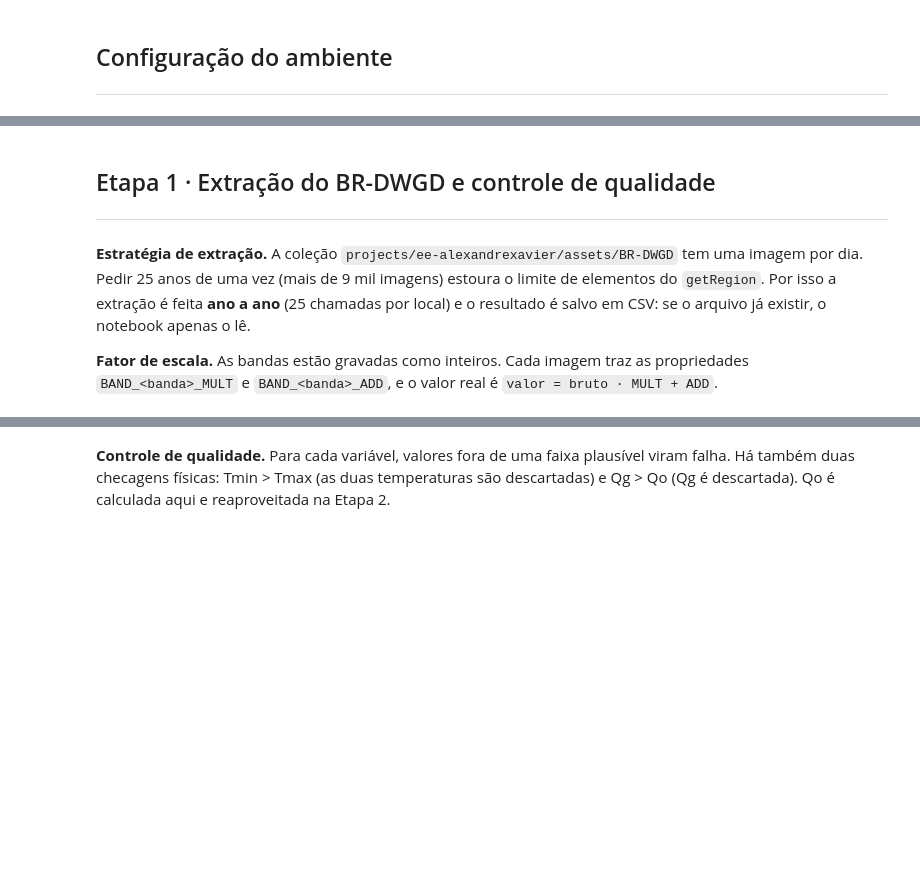
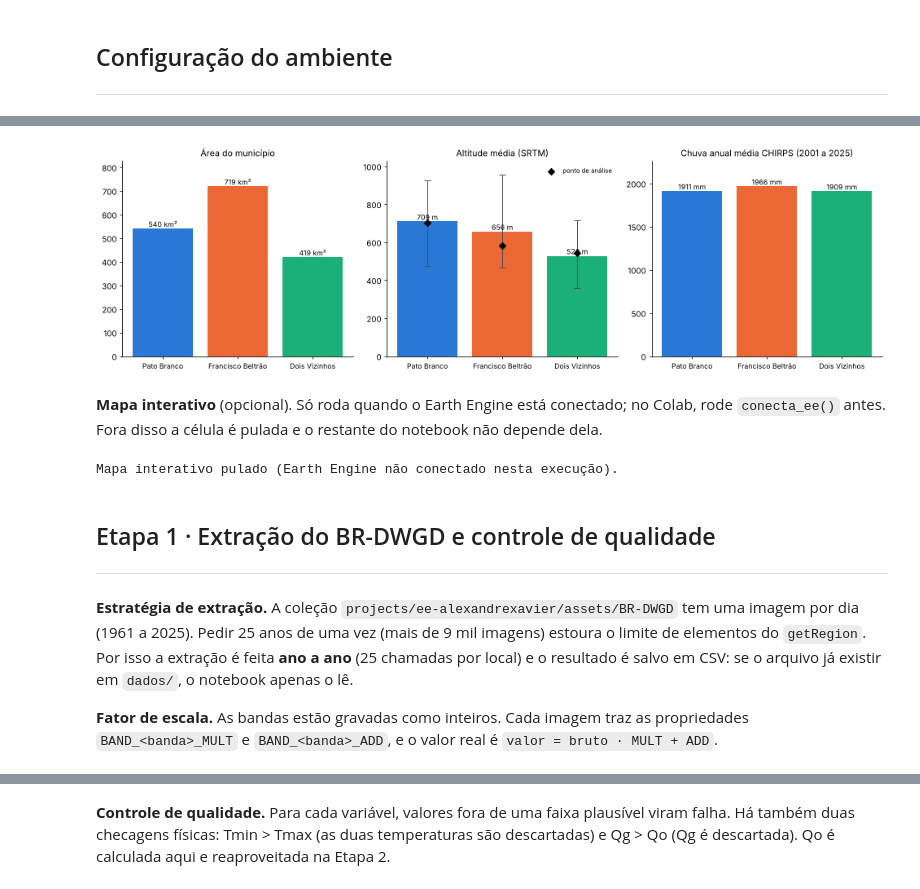
Before and after one commit to tassid/relacoes_fisicas_ambiente, a Jupyter notebook: codigos_python/projeto_01_sudoeste.ipynb, the cells around one changed output, grey strips where cells are left out. Saved outputs shown, nothing was run; the diff lists cells and outputs as text; code cells hidden in the pictures; blank space fills up the shorter version.

```diff
--- a/codigos_python/projeto_01_sudoeste.ipynb
+++ b/codigos_python/projeto_01_sudoeste.ipynb
@@ -80,22 +122,26 @@ Três municípios do Sudoeste do Paraná, no planalto basáltico, na transição
 # %%
 LOCAIS = [
-    {'municipio': 'Pato Branco',       'uf': 'PR', 'estacao_inmet': 'conferir',
-     'lat': -26.23, 'lon': -52.67, 'altitude_m': 760.0},
-    {'municipio': 'Francisco Beltrão', 'uf': 'PR', 'estacao_inmet': 'conferir',
-     'lat': -26.08, 'lon': -53.05, 'altitude_m': 570.0},
-    {'municipio': 'Dois Vizinhos',     'uf': 'PR', 'estacao_inmet': 'conferir',
-     'lat': -25.73, 'lon': -53.06, 'altitude_m': 509.0},
+    {'municipio': 'Pato Branco',       'uf': 'PR', 'estacao': 'IDR-Paraná (Pato Branco)',
+     'lat': -26.117, 'lon': -52.683, 'altitude_m': 702.0},
+    {'municipio': 'Francisco Beltrão', 'uf': 'PR', 'estacao': 'IDR-Paraná (Francisco Beltrão)',
+     'lat': -26.083, 'lon': -53.067, 'altitude_m': 584.0},
+    {'municipio': 'Dois Vizinhos',     'uf': 'PR', 'estacao': 'INMET A843',
+     'lat': -25.699, 'lon': -53.095, 'altitude_m': 545.0},
 ]
 
 ANO_INICIO, ANO_FIM = 2001, 2025
-PERIODO = f'{ANO_INICIO}–{ANO_FIM}'
+N_ANOS = ANO_FIM - ANO_INICIO + 1
+PERIODO = f'{ANO_INICIO} a {ANO_FIM}'
 NOMES = [l['municipio'] for l in LOCAIS]
+LOCAL = {l['municipio']: l for l in LOCAIS}
+SLUG = {'Pato Branco': 'pato_branco', 'Francisco Beltrão': 'francisco_beltrao', 'Dois Vizinhos': 'dois_vizinhos'}
+SIGLA = {'Pato Branco': 'PB', 'Francisco Beltrão': 'FB', 'Dois Vizinhos': 'DV'}
 MESES_ABREV = ['Jan', 'Fev', 'Mar', 'Abr', 'Mai', 'Jun', 'Jul', 'Ago', 'Set', 'Out', 'Nov', 'Dez']
 CORES_LOCAL = {'Pato Branco': '#2a78d6', 'Francisco Beltrão': '#eb6834', 'Dois Vizinhos': '#1baf7a'}
 
 tabela1 = pd.DataFrame([{
-    'Município': l['municipio'], 'UF': l['uf'], 'Estação INMET': l['estacao_inmet'],
-    'Latitude (°)': l['lat'], 'Longitude (°)': l['lon'], 'Altitude (m)': l['altitude_m'],
-    'Período': PERIODO, 'N anos': ANO_FIM - ANO_INICIO + 1,
+    'Município': l['municipio'], 'UF': l['uf'], 'Estação de referência': l['estacao'],
+    'Latitude (°)': l['lat'], 'Longitude (°)': l['lon'], 'Altitude do ponto (m)': l['altitude_m'],
+    'Período': PERIODO, 'N anos': N_ANOS,
 } for l in LOCAIS]).set_index('Município')
 tabela1
@@ -126,18 +197,48 @@ tabela1
+# %%
+fig, eixos = plt.subplots(1, 3, figsize=(14, 4.2))
+paineis = [('Área (km²)', 'Área do município', '{:.0f} km²'),
+           ('Altitude média (m)', 'Altitude média (SRTM)', '{:.0f} m'),
+           ('Chuva anual CHIRPS (mm)', f'Chuva anual média CHIRPS ({PERIODO})', '{:.0f} mm')]
+for ax, (col, titulo, fmt) in zip(eixos, paineis):
+    v = tabela1[col].values
+    barras = ax.bar(NOMES, v, color=[CORES_LOCAL[n] for n in NOMES])
+    for b in barras:
+        ax.text(b.get_x() + b.get_width() / 2, b.get_height(), fmt.format(b.get_height()), ha='center', va='bottom', fontsize=9)
+    if col == 'Altitude média (m)':
+        ax.errorbar(range(3), v, yerr=[v - tabela1['Altitude mínima (m)'].values, tabela1['Altitude máxima (m)'].values - v],
+                    fmt='none', ecolor='0.3', capsize=4, lw=1)
+        ax.scatter(range(3), tabela1['Altitude do ponto (m)'].values, marker='D', color='k', zorder=3, label='ponto de análise')
+        ax.legend(frameon=False, fontsize=8, loc='upper right')
+    ax.set_title(titulo, fontsize=11); ax.set_ylim(0, max(v) * 1.45 if col == 'Altitude média (m)' else max(v) * 1.15)
+    ax.spines[['top', 'right']].set_visible(False); ax.tick_params(axis='x', labelsize=9)
+plt.tight_layout()
+salva_fig('etapa0_caracterizacao.png')
+# %% [output]
+[figure, added]
+# %% [markdown]
+**Mapa interativo** (opcional). Só roda quando o Earth Engine está conectado; no Colab, rode `conecta_ee()` antes. Fora disso a célula é pulada e o restante do notebook não depende dela.
 # %%
-import geemap
-
-mapa = geemap.Map()
-mapa.add_basemap('OpenStreetMap')
-for l in LOCAIS:
-    mapa.addLayer(AREAS[l['municipio']], {'color': CORES_LOCAL[l['municipio']]}, l['municipio'])
-    mapa.addLayer(ee.Geometry.Point([l['lon'], l['lat']]), {'color': 'black'}, f"Ponto {l['municipio']}")
-mapa.centerObject(ee.FeatureCollection(list(AREAS.values())).flatten(), 9)
-mapa
+MOSTRAR_MAPA = _EE['ok']
+if MOSTRAR_MAPA:
+    import ee
+    import geemap
+    municipios = ee.FeatureCollection('FAO/GAUL/2015/level2').filter(ee.Filter.eq('ADM1_NAME', 'Parana'))
+    mapa = geemap.Map()
+    for l in LOCAIS:
+        area = municipios.filter(ee.Filter.eq('ADM2_NAME', NOME_GAUL[l['municipio']]))
+        mapa.addLayer(ee.Image().paint(area, 0, 3), {'palette': [CORES_LOCAL[l['municipio']]]}, l['municipio'])
+        mapa.addLayer(ee.Geometry.Point([l['lon'], l['lat']]), {'color': 'black'}, f"Ponto {l['municipio']}")
+    mapa.setCenter(-52.95, -25.95, 9)
+    display(mapa)
+else:
+    print('Mapa interativo pulado (Earth Engine não conectado nesta execução).')
+# %% [output]
+Mapa interativo pulado (Earth Engine não conectado nesta execução).
 # %% [markdown]
 ## Etapa 1 · Extração do BR-DWGD e controle de qualidade
 ___
 
-**Estratégia de extração.** A coleção `projects/ee-alexandrexavier/assets/BR-DWGD` tem uma imagem por dia. Pedir 25 anos de uma vez (mais de 9 mil imagens) estoura o limite de elementos do `getRegion`. Por isso a extração é feita **ano a ano** (25 chamadas por local) e o resultado é salvo em CSV: se o arquivo já existir, o notebook apenas o lê.
+**Estratégia de extração.** A coleção `projects/ee-alexandrexavier/assets/BR-DWGD` tem uma imagem por dia (1961 a 2025). Pedir 25 anos de uma vez (mais de 9 mil imagens) estoura o limite de elementos do `getRegion`. Por isso a extração é feita **ano a ano** (25 chamadas por local) e o resultado é salvo em CSV: se o arquivo já existir em `dados/`, o notebook apenas o lê.
 
 **Fator de escala.** As bandas estão gravadas como inteiros. Cada imagem traz as propriedades `BAND_<banda>_MULT` e `BAND_<banda>_ADD`, e o valor real é `valor = bruto · MULT + ADD`.
 # %%
```
Also changed, not shown: parts of 111 cells of this notebook, 9 other files.
